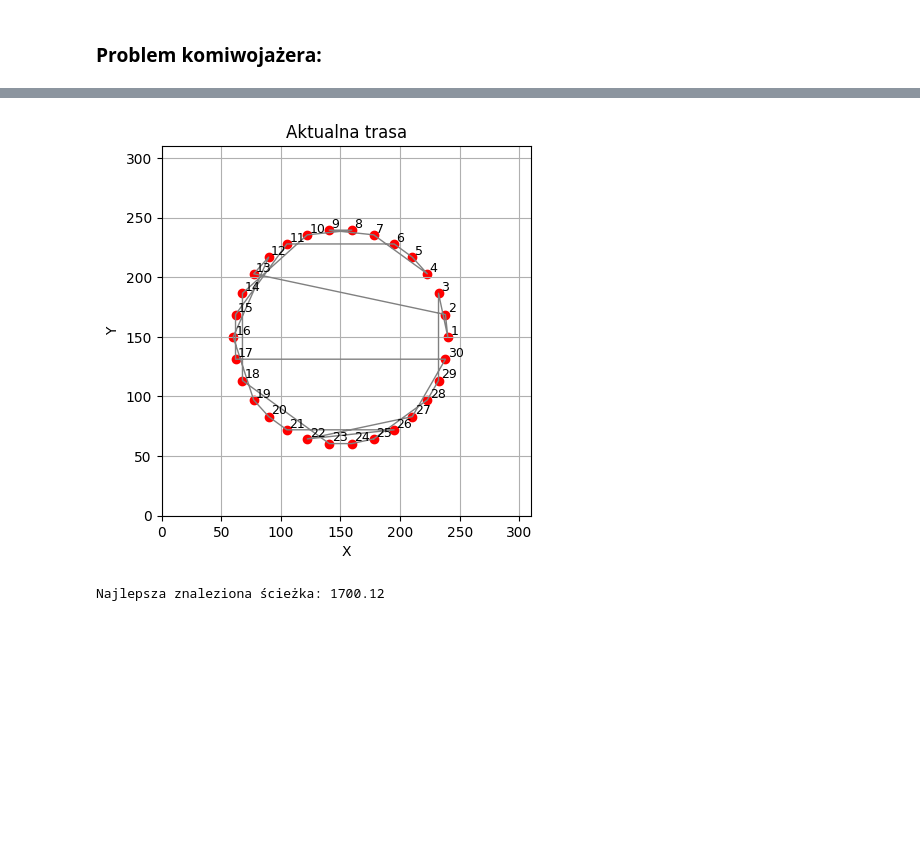
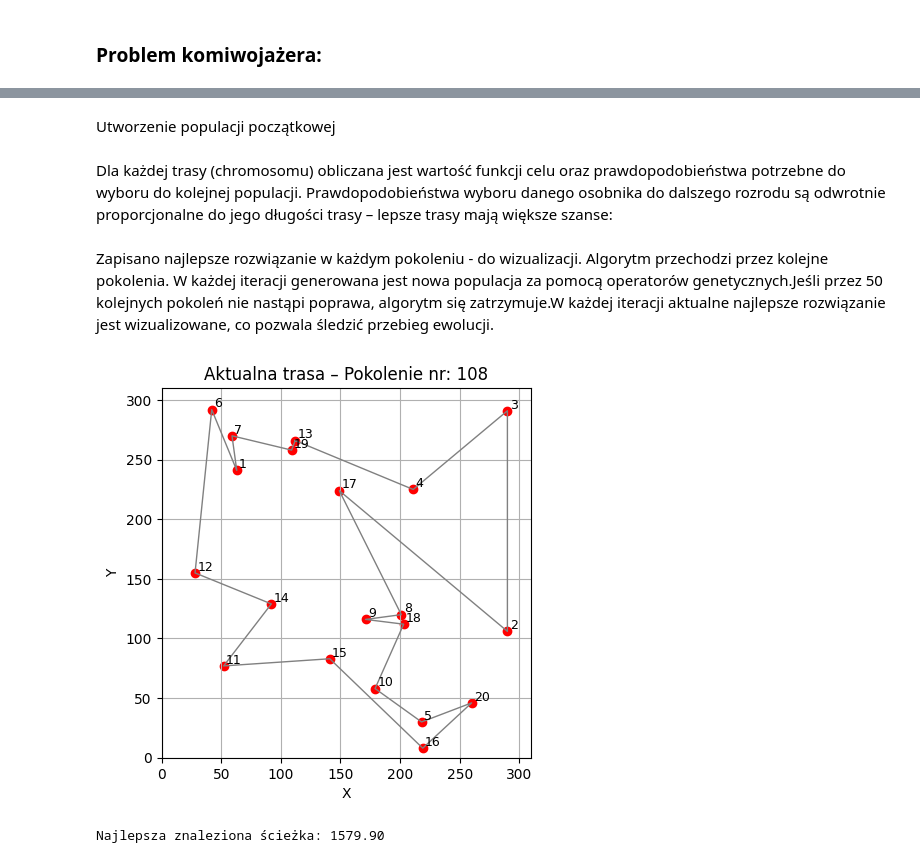
Before and after one commit to sanekjulia/Projects, a Jupyter notebook: genetic algorithm/Algorytm_Genetyczny.ipynb, the cells around one changed output, grey strips where cells are left out. Cells and saved outputs as stored; diff of their text form; code cells hidden in the pictures; blank space fills up the shorter version.

```diff
--- a/genetic algorithm/Algorytm_Genetyczny.ipynb
+++ b/genetic algorithm/Algorytm_Genetyczny.ipynb
@@ -19,5 +15,5 @@ import random
 # ================================ PARAMETRY ======================
 number_of_cities = 20 #ustawimy do 50
 number_of_generations = 200 # tyle razy wykonujemy pętlę dla pokolenia
-population_size = 3000 # 100 osobnikow w jednej generacji
-mutation_probability = 0.05
+population_size = 3000 # liczba osobnikow w jednej generacji
+mutation_probability = 0.1
@@ -38,5 +38,4 @@ random.shuffle(cities_list)
 # %%
-# 1 losowo wybieramy polozenie miast:
-#cities_list = f.generate_cities(number_of_cities)
-# zmiany do wykonania:
-# - drugi najlepszy zeby sie wyswietlal
+cities_list = f.generate_cities(number_of_cities)
+# %% [markdown]
+Utworzenie populacji początkowej
@@ -43,38 +44,46 @@ random.shuffle(cities_list)
+# %% [markdown]
+Dla każdej trasy (chromosomu) obliczana jest wartość funkcji celu oraz prawdopodobieństwa potrzebne do wyboru do kolejnej populacji. Prawdopodobieństwa wyboru danego osobnika do dalszego rozrodu są odwrotnie proporcjonalne do jego długości trasy – lepsze trasy mają większe szanse:
+# %%
+fitness_f=[f.fitness_function(chromosom) for chromosom in population]
+best_dist = min(fitness_f)
+history_best = [best_dist]
+gen_best = [best_dist]
+best_index = fitness_f.index(best_dist)
+inv_fitness = [1 / x for x in fitness_f]
+sum_inv = sum(inv_fitness)
+#probabilities = [x / sum_inv for x in inv_fitness]
+probabilities = [best_dist / x for x in fitness_f]
+# %% [markdown]
+Zapisano najlepsze rozwiązanie w każdym pokoleniu - do wizualizacji.
+Algorytm przechodzi przez kolejne pokolenia. W każdej iteracji generowana jest nowa populacja za pomocą operatorów genetycznych.Jeśli przez 50 kolejnych pokoleń nie nastąpi poprawa, algorytm się zatrzymuje.W każdej iteracji aktualne najlepsze rozwiązanie jest wizualizowane, co pozwala śledzić przebieg ewolucji.
 # %%
-
-population = f.generate_population(cities_list, population_size) # generujemy populacje początkową
-
-# OCENA 1 populacji
-fitness_f=[f.fitness_function(chromosom) for chromosom in population]
-best_dist = min(fitness_f)
-best_index = fitness_f.index(best_dist)
-probabilities = [best_dist/x for x in fitness_f]
-
-# najlepsze rozwiązanie w tym pokoleniu
-best_res = population[best_index]
-f.vizualize(best_res)
-
 nr_gen = 1
 no_change = 0
-while nr_gen < number_of_generations and no_change<80:
-    population = f.generate_new_population(population, population_size, probabilities, mutation_probability) # wykonuje nam crossover i mutation
+best_res = population[best_index]
+f.vizualize(best_res, nr_gen)
 
+
+while nr_gen < number_of_generations and no_change<90:
+    population = f.generate_new_population(population, population_size, probabilities, mutation_probability) # wykonuje crossover i mutation
     fitness_f=[f.fitness_function(chromosom) for chromosom in population]
     new_best_dist = min(fitness_f) # najlepszy w tym pokoleniu
+    gen_best.append(new_best_dist)
     new_best_index = fitness_f.index(new_best_dist)
     new_best_res = population[new_best_index]
     probabilities = [new_best_dist / x for x in fitness_f]
     if new_best_dist < best_dist:
         best_dist = new_best_dist
+        history_best.append(best_dist)
         best_res = new_best_res
         no_change=0
     else:
         no_change +=1
-    f.vizualize(best_res)
+    f.vizualize(best_res, nr_gen)
+
     nr_gen +=1
 
 
 print("Najlepsza znaleziona ścieżka: {:.2f}".format(best_dist))
 # %% [output]
-[figure, old version]
+[figure, new version]
-Najlepsza znaleziona ścieżka: 1700.12
+Najlepsza znaleziona ścieżka: 1579.90
```
Also changed, not shown: parts of 11 cells of this notebook, 1 other file.
